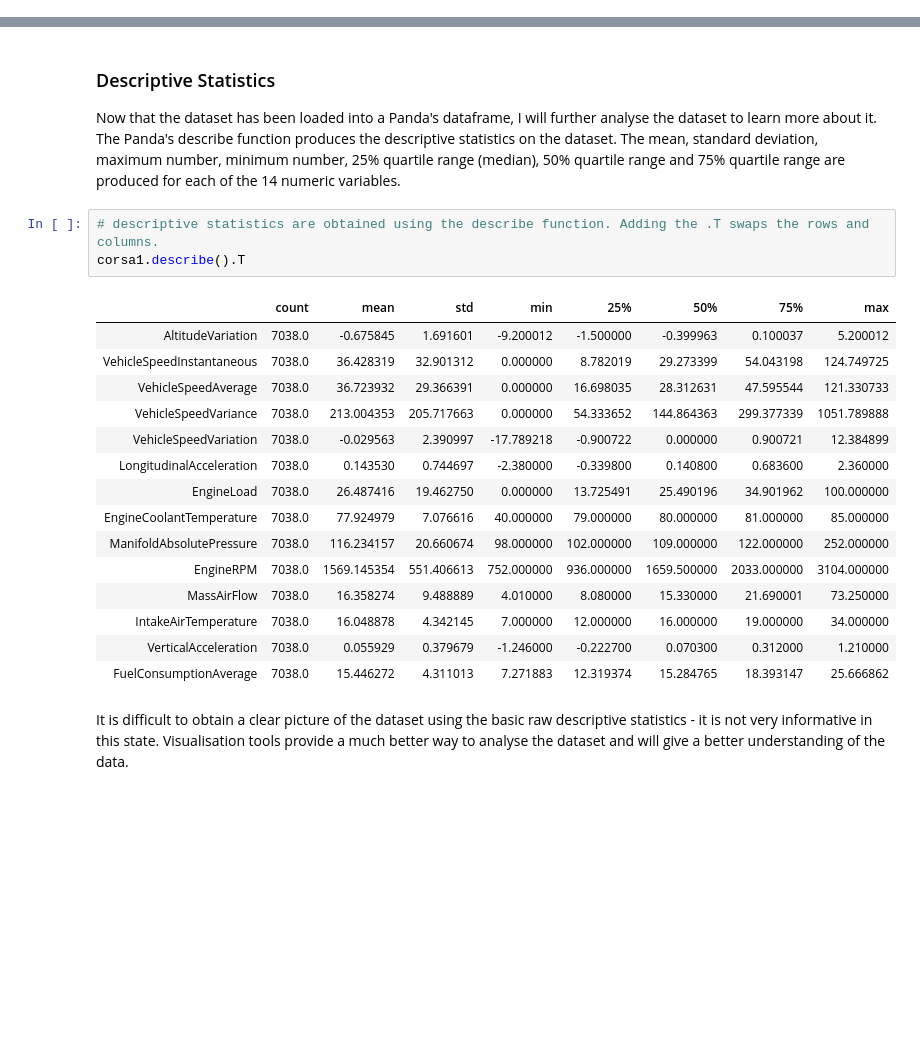
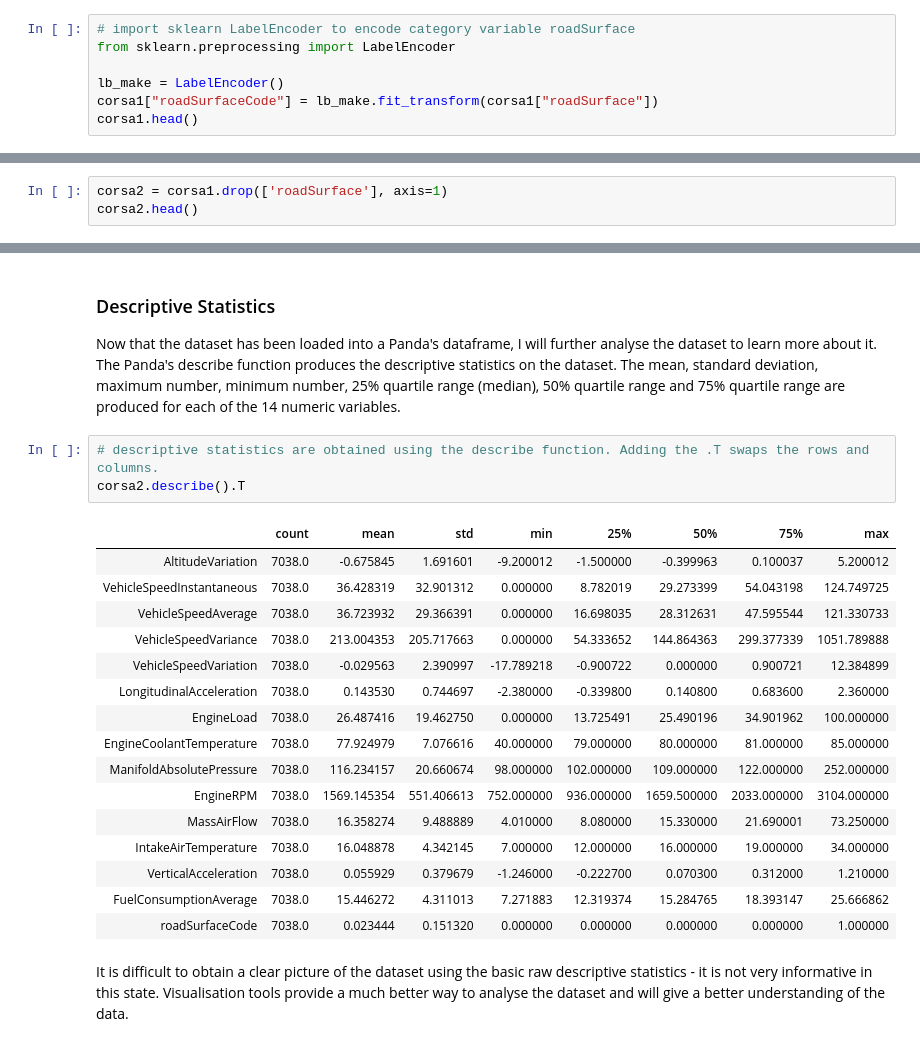
Before and after one commit to RossMcMorrow/MachineLearning-GroupAssignment, a Jupyter notebook: Opel_Corsa_1.ipynb, the cells around one changed output, grey strips where cells are left out. Saved outputs shown, nothing was run; the diff lists cells and outputs as text; blank space fills up the shorter version.

```diff
--- a/Opel_Corsa_1.ipynb
+++ b/Opel_Corsa_1.ipynb
@@ -125,0 +133,7 @@ pd.get_dummies(corsa1, columns=["roadSurface"]).head()
+# %%
+# import sklearn LabelEncoder to encode category variable roadSurface
+from sklearn.preprocessing import LabelEncoder
+
+lb_make = LabelEncoder()
+corsa1["roadSurfaceCode"] = lb_make.fit_transform(corsa1["roadSurface"])
+corsa1.head()
@@ -145,0 +170,3 @@ dtype: object
+# %%
+corsa2 = corsa1.drop(['roadSurface'], axis=1)
+corsa2.head()
@@ -148,23 +182,24 @@ dtype: object
 Now that the dataset has been loaded into a Panda's dataframe, I will further analyse the dataset to learn more about it. The Panda's describe function produces the descriptive statistics on the dataset. The mean, standard deviation, maximum number, minimum number, 25% quartile range (median), 50% quartile range and 75% quartile range are produced for each of the 14 numeric variables.
 # %%
 # descriptive statistics are obtained using the describe function. Adding the .T swaps the rows and columns.
-corsa1.describe().T
+corsa2.describe().T
 # %% [output]
 |  | count | mean | std | min | 25% | 50% | 75% | max |
 | AltitudeVariation | 7038.0 | -0.675845 | 1.691601 | -9.200012 | -1.500000 | -0.399963 | 0.100037 | 5.200012 |
 | VehicleSpeedInstantaneous | 7038.0 | 36.428319 | 32.901312 | 0.000000 | 8.782019 | 29.273399 | 54.043198 | 124.749725 |
 | VehicleSpeedAverage | 7038.0 | 36.723932 | 29.366391 | 0.000000 | 16.698035 | 28.312631 | 47.595544 | 121.330733 |
 | VehicleSpeedVariance | 7038.0 | 213.004353 | 205.717663 | 0.000000 | 54.333652 | 144.864363 | 299.377339 | 1051.789888 |
 | VehicleSpeedVariation | 7038.0 | -0.029563 | 2.390997 | -17.789218 | -0.900722 | 0.000000 | 0.900721 | 12.384899 |
 | LongitudinalAcceleration | 7038.0 | 0.143530 | 0.744697 | -2.380000 | -0.339800 | 0.140800 | 0.683600 | 2.360000 |
 | EngineLoad | 7038.0 | 26.487416 | 19.462750 | 0.000000 | 13.725491 | 25.490196 | 34.901962 | 100.000000 |
 | EngineCoolantTemperature | 7038.0 | 77.924979 | 7.076616 | 40.000000 | 79.000000 | 80.000000 | 81.000000 | 85.000000 |
 | ManifoldAbsolutePressure | 7038.0 | 116.234157 | 20.660674 | 98.000000 | 102.000000 | 109.000000 | 122.000000 | 252.000000 |
 | EngineRPM | 7038.0 | 1569.145354 | 551.406613 | 752.000000 | 936.000000 | 1659.500000 | 2033.000000 | 3104.000000 |
 | MassAirFlow | 7038.0 | 16.358274 | 9.488889 | 4.010000 | 8.080000 | 15.330000 | 21.690001 | 73.250000 |
 | IntakeAirTemperature | 7038.0 | 16.048878 | 4.342145 | 7.000000 | 12.000000 | 16.000000 | 19.000000 | 34.000000 |
 | VerticalAcceleration | 7038.0 | 0.055929 | 0.379679 | -1.246000 | -0.222700 | 0.070300 | 0.312000 | 1.210000 |
 | FuelConsumptionAverage | 7038.0 | 15.446272 | 4.311013 | 7.271883 | 12.319374 | 15.284765 | 18.393147 | 25.666862 |
+| roadSurfaceCode | 7038.0 | 0.023444 | 0.151320 | 0.000000 | 0.000000 | 0.000000 | 0.000000 | 1.000000 |
 # %% [markdown]
 It is difficult to obtain a clear picture of the dataset using the basic raw descriptive statistics - it is not very informative in this state. Visualisation tools provide a much better way to analyse the dataset and will give a better understanding of the data.
 # %% [markdown]
```
Also changed, not shown: parts of 18 cells of this notebook.
